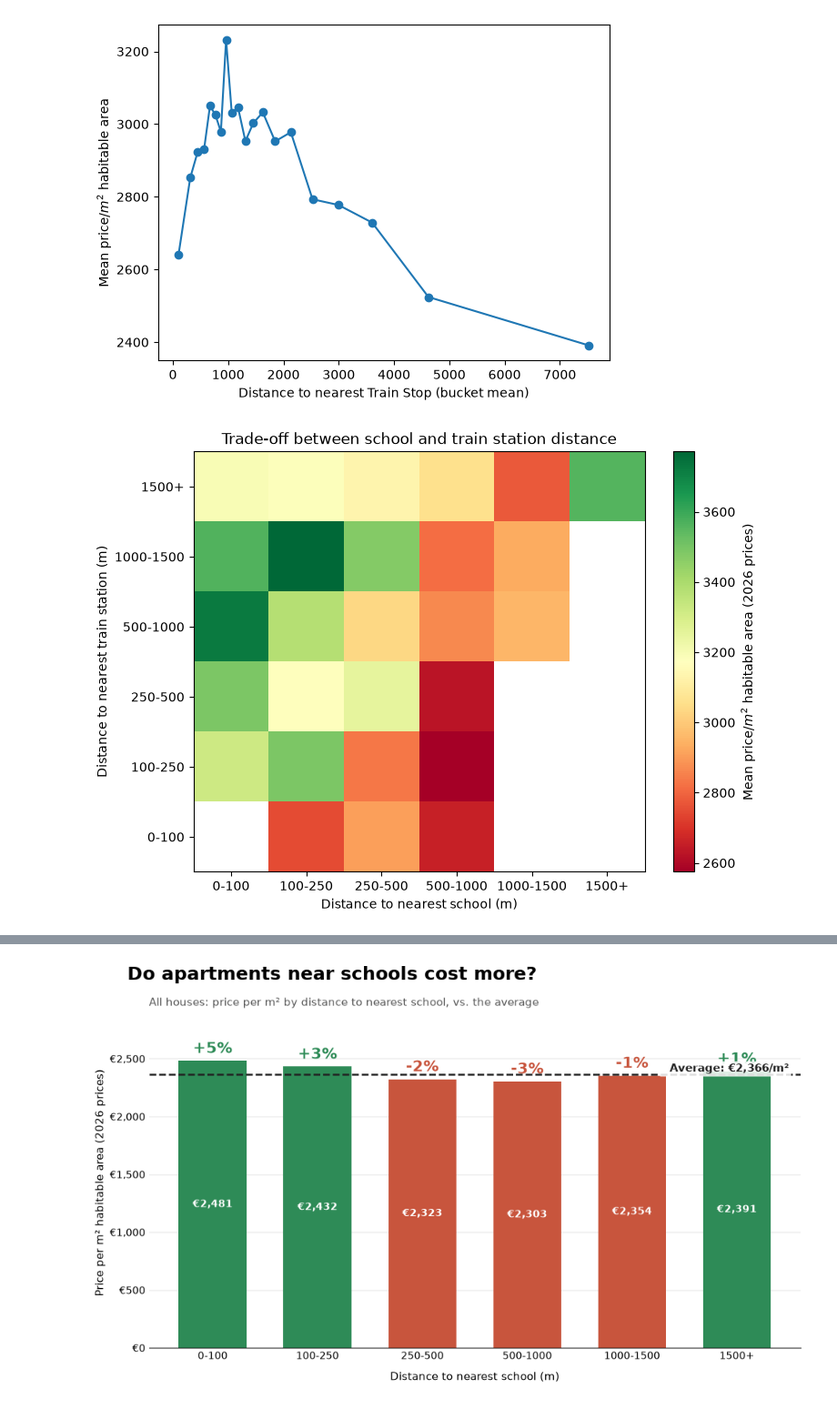
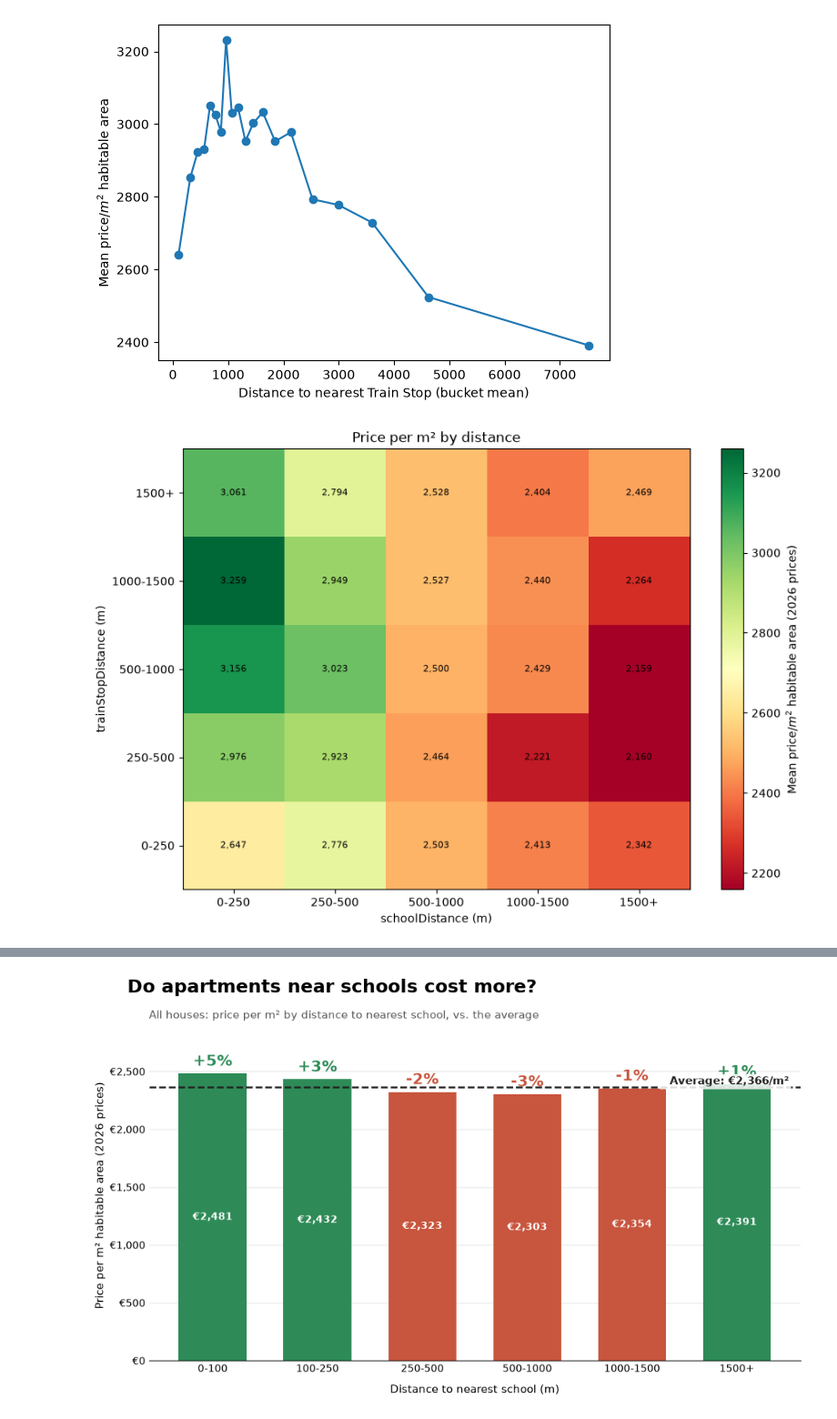
Before and after one commit to fedramoeykens/MBF_assignments, a Jupyter notebook: Assignment1_notebook.ipynb, the cells around one changed output, grey strips where cells are left out. Shown at 91% size. Drawn from its saved outputs; the diff is of its cells as text; code cells hidden in the pictures.

Commit message:
Stationskaarten toegevoegd

```diff
--- a/Assignment1_notebook.ipynb
+++ b/Assignment1_notebook.ipynb
@@ -1641,54 +1629,73 @@ import numpy as np
 import pandas as pd
 import matplotlib.pyplot as plt
 
-edges  = [1, 100, 250, 500, 1000,1500, np.inf]
-labels = ['0-100', '100-250', '250-500', '500-1000', '1000-1500', '1500+']
+edges  = [0,250,500, 1000, 1500, np.inf]
+labels = ['0-250','250-500', '500-1000', '1000-1500', '1500+']
 
 def distance_heatmap(data, xcol='schoolDistance', ycol='trainStopDistance',
-                     zcol='price/m2hab_adj', admin1=None, admin2=None, locality=None, min_n=10,
-                     xedges=edges, yedges=edges, xlabels=labels, ylabels=labels,
-                     cmap='RdYlGn',admin2without=None, year_excl = None, year_begin=None, year_end = None):
+                     zcol='price/m2hab_adj', admin1=None, admin2=None, locality=None,
+                     admin2without=None, year_only=None, year_begin=None, year_end=None,
+                     min_n=10, xedges=edges, yedges=edges, xlabels=labels, ylabels=labels,
+                     cmap='RdYlGn', title=None):
     d = data
+    if admin1 is not None:
+        d = d[d['admin1'].to_numpy() == admin1]
     if admin2 is not None:
         d = d[d['admin2'].to_numpy() == admin2]
     if admin2without is not None:
         d = d[d['admin2'].to_numpy() != admin2without]
-    if admin1 is not None:
-        d = d[d['admin1'].to_numpy() == admin1]
     if locality is not None:
         d = d[d['locality'].to_numpy() == locality]
-    if year_excl is not None:
-        d=d[d['year_last']==year_excl]
-    if year_begin is not None:
-        df[(df['year_last'] >= year_begin) & (df['year_last'] < year_end)]
+    if year_only is not None:                       # exactly this year
+        d = d[d['year_last'].to_numpy() == year_only]
+    if year_begin is not None:                      # year_begin <= year < year_end
+        d = d[d['year_last'].to_numpy() >= year_begin]
+    if year_end is not None:
+        d = d[d['year_last'].to_numpy() < year_end]
 
-    d = d[[xcol, ycol, zcol]].dropna()
+    # numeric only, no NaN / inf / negative distances
+    d = d[[xcol, ycol, zcol]].apply(pd.to_numeric, errors='coerce')
+    d = d.replace([np.inf, -np.inf], np.nan).dropna()
+    d = d[(d[xcol] >= 0) & (d[ycol] >= 0)]
+    if d.empty:
+        print("No rows left after filtering"); return None, None
 
     nx, ny = len(xlabels), len(ylabels)
     # bin index per row: bins are [lower, upper), the last one is open-ended
     xi = np.digitize(d[xcol].to_numpy(), xedges[1:-1])
     yi = np.digitize(d[ycol].to_numpy(), yedges[1:-1])
     flat = yi * nx + xi
 
     s = np.bincount(flat, weights=d[zcol].to_numpy(), minlength=nx * ny).reshape(ny, nx)
     n = np.bincount(flat, minlength=nx * ny).reshape(ny, nx)
     mean = np.where(n >= min_n, s / np.maximum(n, 1), np.nan)   # hide cells with too few houses
 
-    fig, ax = plt.subplots(figsize=(8, 6))
-    im = ax.imshow(np.ma.masked_invalid(mean), origin='lower', cmap=cmap, aspect='auto')
+    fig, ax = plt.subplots(figsize=(10, 7))
+    cm = plt.get_cmap(cmap).copy()
+    cm.set_bad('lightgrey')                                      # cells below min_n
+    im = ax.imshow(np.ma.masked_invalid(mean), origin='lower', cmap=cm, aspect='auto')
     fig.colorbar(im, label='Mean price/$m^2$ habitable area (2026 prices)')
     ax.set_xticks(range(nx), xlabels)
     ax.set_yticks(range(ny), ylabels)
-    ax.set_xlabel('Distance to nearest school (m)')
-    ax.set_ylabel('Distance to nearest train station (m)')
-    ax.set_title(admin2 or 'Trade-off between school and train station distance')
+    ax.set_xlabel(f'{xcol} (m)')
+    ax.set_ylabel(f'{ycol} (m)')
+    ax.set_title(title or admin2 or locality or 'Price per m² by distance')
 
-    # show price and number of houses in each cell
+    # price and number of observations in each cell
+    for i in range(ny):
+        for j in range(nx):
+            if n[i, j] >= min_n:
+                ax.text(j, i, f"{mean[i, j]:,.0f}", #\n(n={n[i, j]}
+                        ha='center', va='center', fontsize=8, color='black')
+            else:
+                ax.text(j, i, f"n={n[i, j]}", ha='center', va='center', fontsize=8, color='grey')
 
     plt.show()
-    return pd.DataFrame(mean, index=ylabels, columns=xlabels), pd.DataFrame(n, index=ylabels, columns=xlabels)
+    return (pd.DataFrame(mean, index=ylabels, columns=xlabels),
+            pd.DataFrame(n, index=ylabels, columns=xlabels))
 
-                   # whole dataset
-mean_tbl, n_tbl = distance_heatmap(df,locality='Gent',year_excl =None, year_begin=2021, year_end=2026)  # one arrondissement
+mean_tbl, n_tbl = distance_heatmap(df)                                   # whole dataset
+# mean_tbl, n_tbl = distance_heatmap(df, admin2='Dendermonde')           # one arrondissement
+# mean_tbl, n_tbl = distance_heatmap(df, year_begin=2023, year_end=2026) # 2023, 2024 and 2025
 # %% [output]
-[figure, old version]
+[figure, new version]
```
Also changed, not shown: parts of 9 cells of this notebook, 6 other files.
